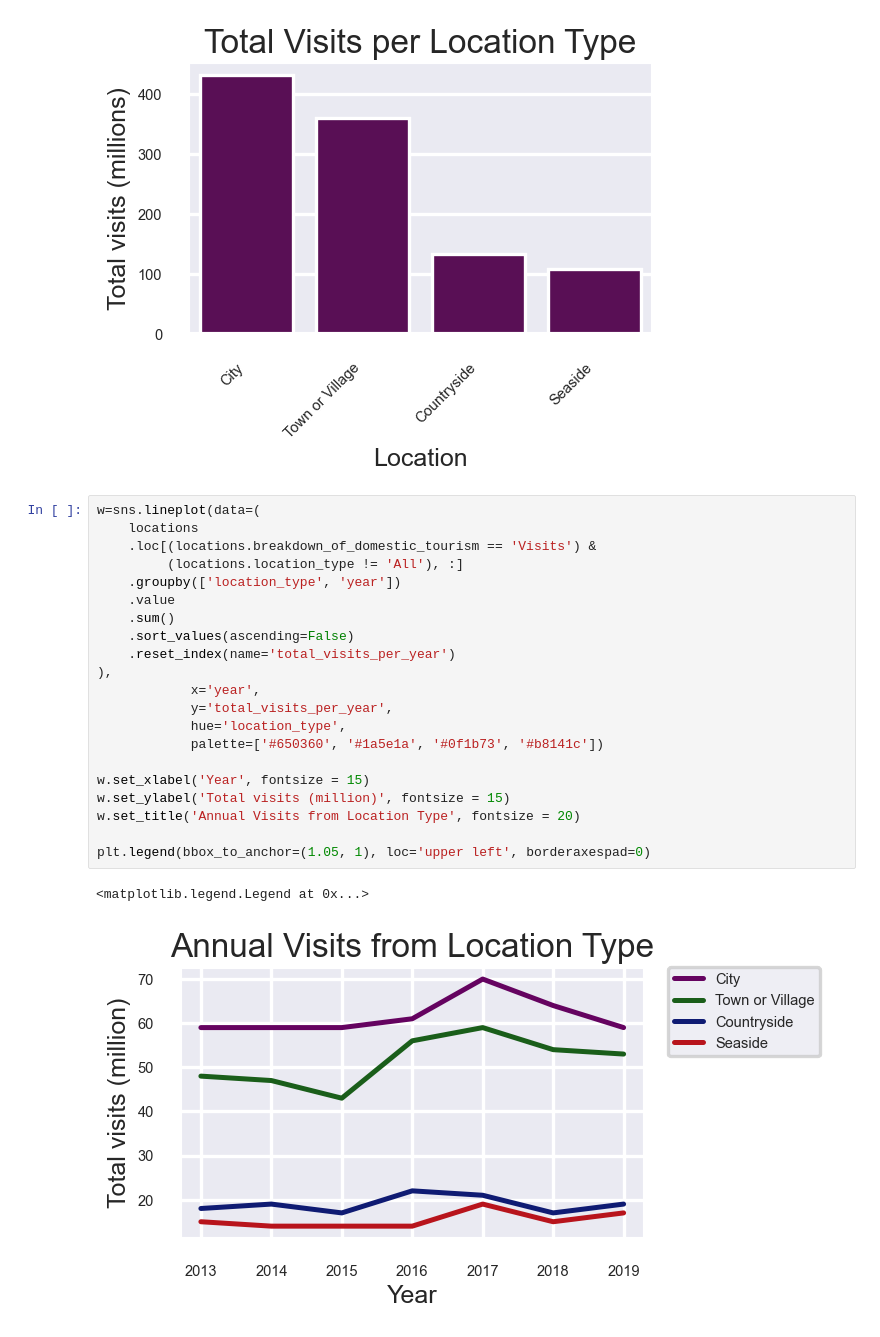
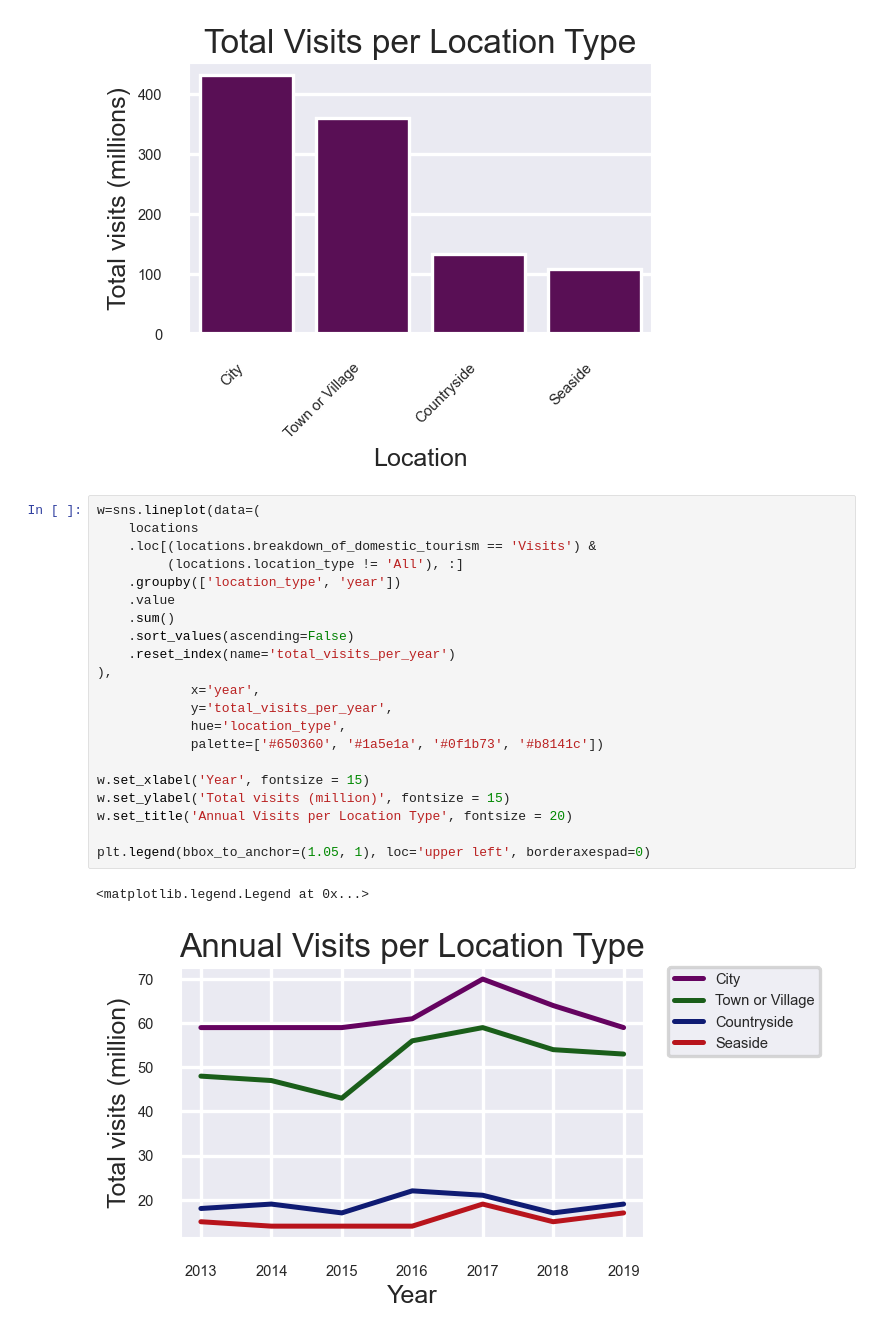
Before and after one commit to lloydlombardi/final_project_visit_scotland, a Jupyter notebook: data_analysis/project_report.ipynb, the cells around one changed output. Saved outputs shown, nothing was run; the diff lists cells and outputs as text.

```diff
--- a/data_analysis/project_report.ipynb
+++ b/data_analysis/project_report.ipynb
@@ -837,24 +837,24 @@ plt.show()
 # %%
 w=sns.lineplot(data=(
     locations
     .loc[(locations.breakdown_of_domestic_tourism == 'Visits') &
          (locations.location_type != 'All'), :]
     .groupby(['location_type', 'year'])
     .value
     .sum()
     .sort_values(ascending=False)
     .reset_index(name='total_visits_per_year')
 ),
             x='year',
             y='total_visits_per_year',
             hue='location_type',
             palette=['#650360', '#1a5e1a', '#0f1b73', '#b8141c'])
 
 w.set_xlabel('Year', fontsize = 15)
 w.set_ylabel('Total visits (million)', fontsize = 15)
-w.set_title('Annual Visits from Location Type', fontsize = 20)
+w.set_title('Annual Visits per Location Type', fontsize = 20)
 
 plt.legend(bbox_to_anchor=(1.05, 1), loc='upper left', borderaxespad=0)
 # %% [output]
 <matplotlib.legend.Legend at 0x...>
-[figure, old version]
+[figure, new version]
```
Also changed, not shown: parts of 5 cells of this notebook, 10 other files.
